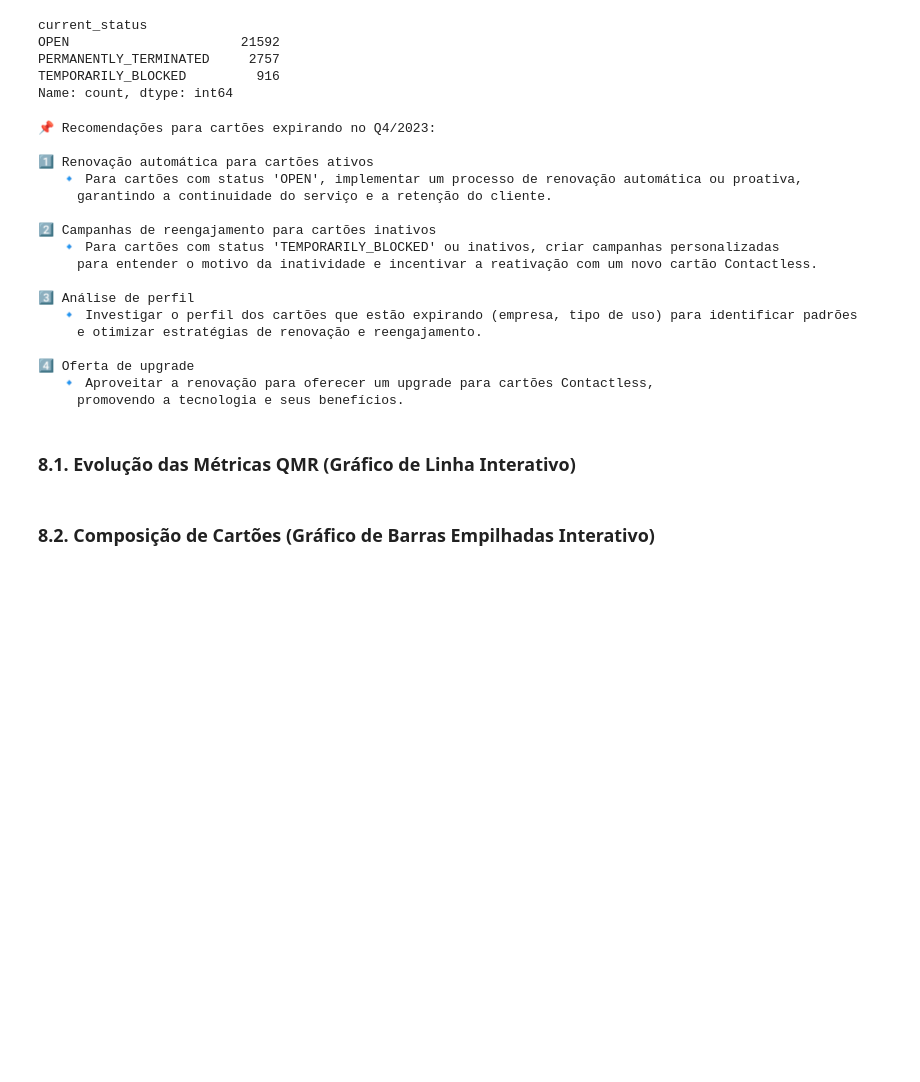
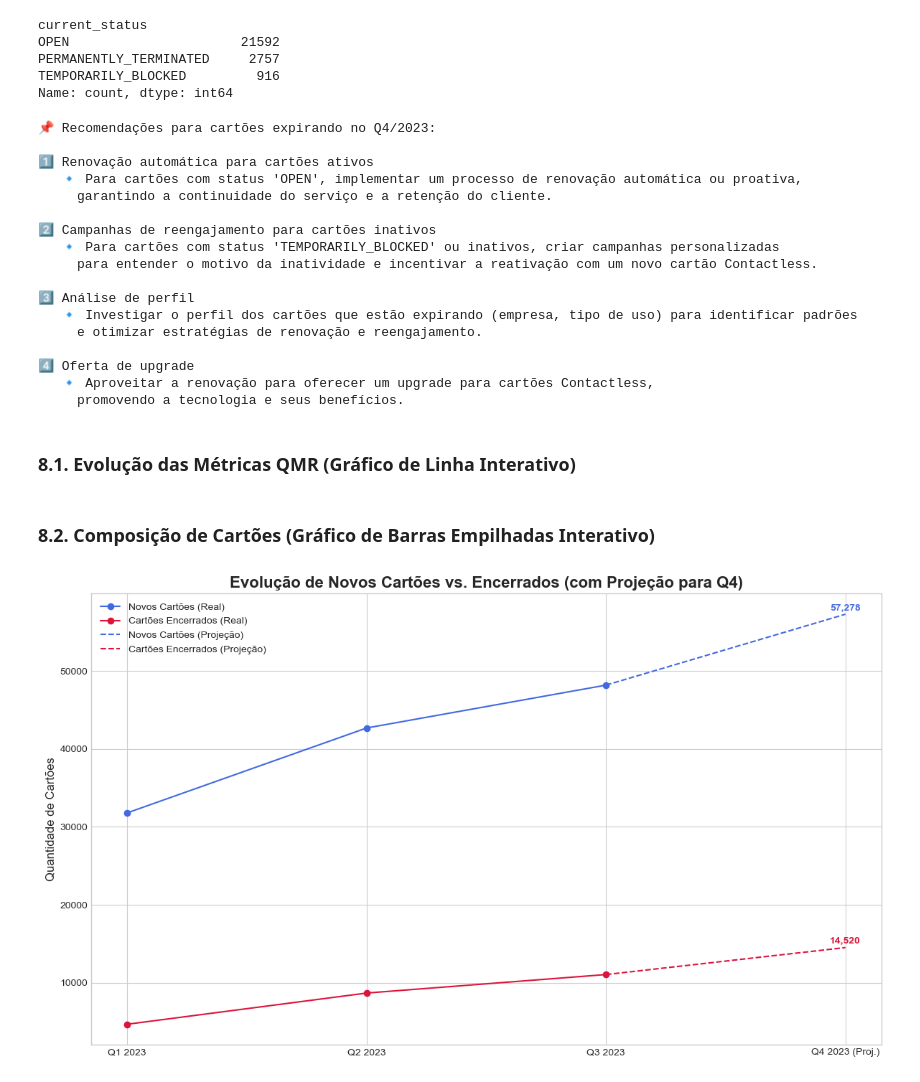
Before and after one commit to EanesRibeiro/case_tecnico_mastercard_qmr, a Jupyter notebook: notebooks/EDA.ipynb, the cells around one changed output. Saved outputs shown, nothing was run; the diff lists cells and outputs as text; code cells hidden in the pictures; blank space fills up the shorter version.

```diff
--- a/notebooks/EDA.ipynb
+++ b/notebooks/EDA.ipynb
@@ -886,3 +880,75 @@ fig_bar.update_layout(
     yaxis_title='Número de Cartões',
     legend_title_text='Status'
 )
+# %%
+import pandas as pd
+import numpy as np
+import matplotlib.pyplot as plt
+import seaborn as sns
+from sklearn.linear_model import LinearRegression
+import os  # Importa a biblioteca 'os' para manipulação de caminhos e diretórios
+
+# 1. Dados dos trimestres Q1, Q2 e Q3
+data = {
+    'Trimestre': ['Q1 2023', 'Q2 2023', 'Q3 2023'],
+    'Trimestre_Num': [1, 2, 3],
+    'New Cards Obtained': [31800, 42687, 48187],
+    'Cards Terminated': [4686, 8687, 11061]
+}
+df = pd.DataFrame(data)
+
+# 2. Projeção para Q4 usando Regressão Linear
+# (O código da projeção permanece o mesmo)
+X = df['Trimestre_Num'].values.reshape(-1, 1)
+y_new = df['New Cards Obtained'].values
+y_terminated = df['Cards Terminated'].values
+
+model_new = LinearRegression()
+model_new.fit(X, y_new)
+
+model_terminated = LinearRegression()
+model_terminated.fit(X, y_terminated)
+
+q4_num = np.array([[4]])
+q4_new_projected = model_new.predict(q4_num)[0]
+q4_terminated_projected = model_terminated.predict(q4_num)[0]
+
+new_row = pd.DataFrame({
+    'Trimestre': ['Q4 2023 (Proj.)'],
+    'Trimestre_Num': [4],
+    'New Cards Obtained': [q4_new_projected],
+    'Cards Terminated': [q4_terminated_projected]
+})
+df_proj = pd.concat([df, new_row], ignore_index=True)
+
+
+# 3. Gerando o Gráfico
+# (O código de plotagem permanece o mesmo)
+plt.style.use('seaborn-v0_8-whitegrid')
+fig, ax = plt.subplots(figsize=(12, 7))
+
+ax.plot(df['Trimestre'], df['New Cards Obtained'], marker='o', linestyle='-', color='royalblue', label='Novos Cartões (Real)')
+ax.plot(df['Trimestre'], df['Cards Terminated'], marker='o', linestyle='-', color='crimson', label='Cartões Encerrados (Real)')
+ax.plot(df_proj['Trimestre'].iloc[2:], df_proj['New Cards Obtained'].iloc[2:], linestyle='--', color='royalblue', label='Novos Cartões (Projeção)')
+ax.plot(df_proj['Trimestre'].iloc[2:], df_proj['Cards Terminated'].iloc[2:], linestyle='--', color='crimson', label='Cartões Encerrados (Projeção)')
+ax.text(df_proj['Trimestre'].iloc[3], df_proj['New Cards Obtained'].iloc[3] + 500, f'{df_proj["New Cards Obtained"].iloc[3]:,.0f}', ha='center', color='royalblue', weight='bold')
+ax.text(df_proj['Trimestre'].iloc[3], df_proj['Cards Terminated'].iloc[3] + 500, f'{df_proj["Cards Terminated"].iloc[3]:,.0f}', ha='center', color='crimson', weight='bold')
+ax.set_title('Evolução de Novos Cartões vs. Encerrados (com Projeção para Q4)', fontsize=16, weight='bold')
+ax.set_ylabel('Quantidade de Cartões', fontsize=12)
+ax.tick_params(axis='x', rotation=0)
+ax.legend()
+plt.tight_layout()
+
+# O 'r' antes da string garante que as barras invertidas do Windows sejam lidas corretamente
+output_dir = r'C:\Users\eanes\Documents\flash_case\outputs'
+
+# Cria o diretório, se ele não existir
+os.makedirs(output_dir, exist_ok=True)
+
+# Combina o diretório com o nome do arquivo para criar o caminho completo
+file_path = os.path.join(output_dir, 'evolucao_new_vs_terminated.png')
+
+# Salva o gráfico no caminho especificado
+plt.savefig(file_path)
+# %% [output]
+[figure, added]
```
Also changed, not shown: parts of 7 cells of this notebook, 14 other files.
